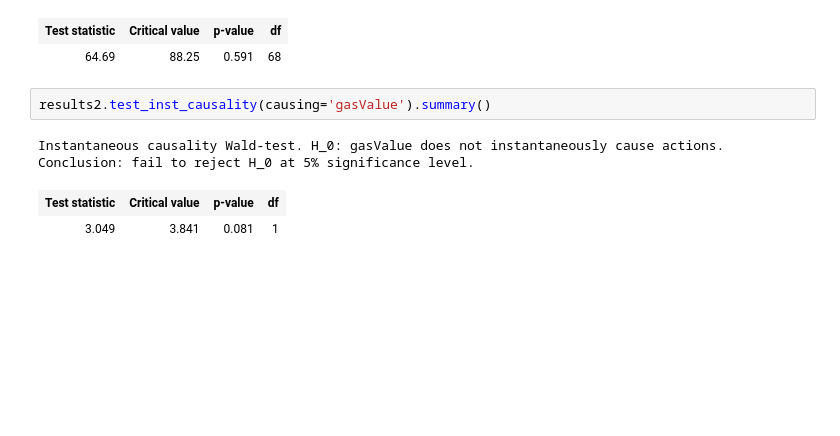
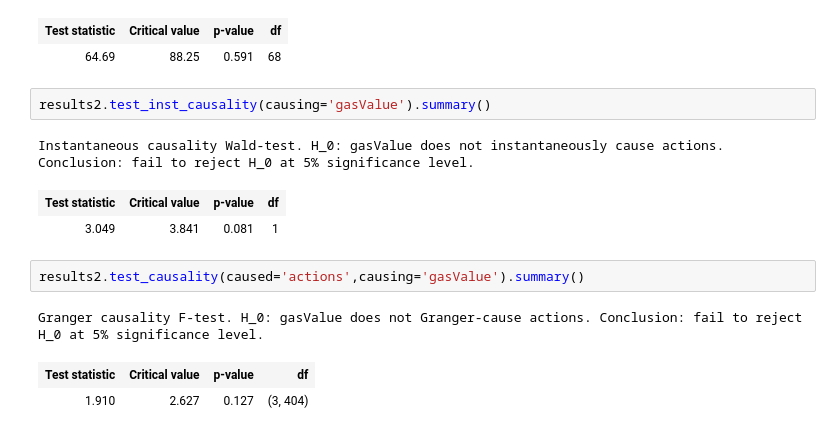
Before and after one commit to Grasia/gas-dao-activity, a Jupyter notebook: notebooks/gas_activity/daohaus_activity_gas.ipynb, the cells around one changed output. Drawn from its saved outputs; the diff is of its cells as text; blank space fills up the shorter version.

```diff
--- a/notebooks/gas_activity/daohaus_activity_gas.ipynb
+++ b/notebooks/gas_activity/daohaus_activity_gas.ipynb
@@ -568,3 +580,9 @@ results2.test_inst_causality(causing='gasValue').summary()
 Instantaneous causality Wald-test. H_0: gasValue does not instantaneously cause actions. Conclusion: fail to reject H_0 at 5% significance level.
 | Test statistic | Critical value | p-value | df |
 | 3.049 | 3.841 | 0.081 | 1 |
+# %%
+results2.test_causality(caused='actions',causing='gasValue').summary()
+# %% [output]
+Granger causality F-test. H_0: gasValue does not Granger-cause actions. Conclusion: fail to reject H_0 at 5% significance level.
+| Test statistic | Critical value | p-value | df |
+| 1.910 | 2.627 | 0.127 | (3, 404) |
```
Also changed, not shown: parts of 6 cells of this notebook, 4 other files.
